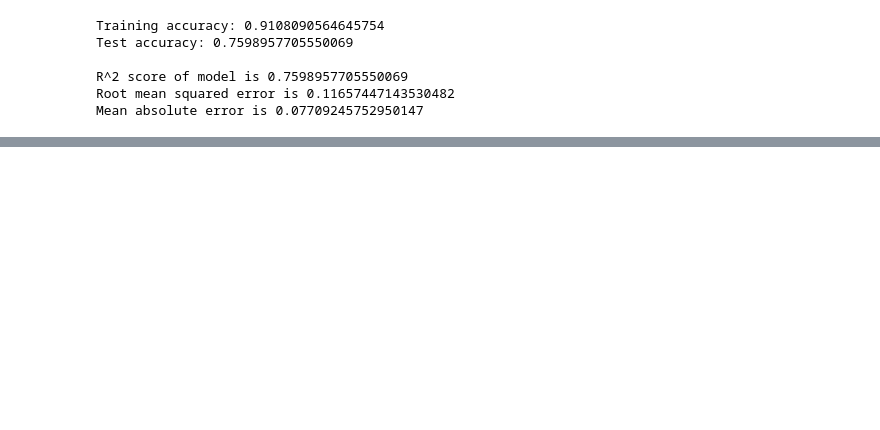
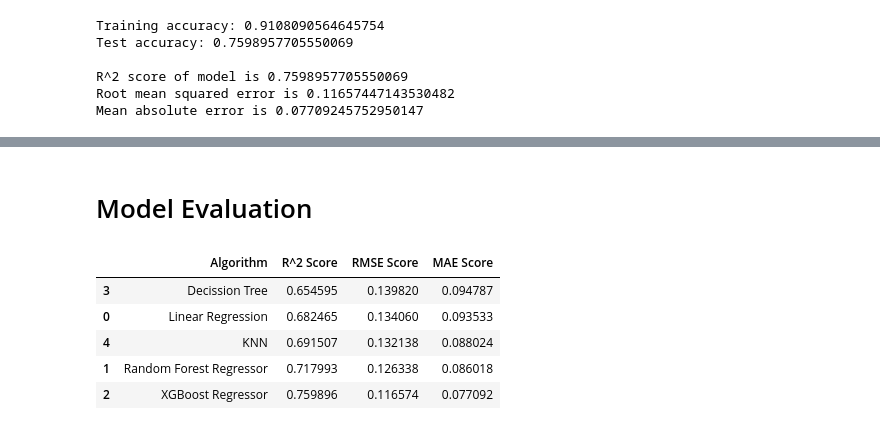
Before and after one commit to vishwathkamalanathan/ITCS-6100-Group-7, a Jupyter notebook: Jupyter-Notebooks/grp7_housing.ipynb, the cells around one changed output, grey strips where cells are left out. Cells and saved outputs as stored; diff of their text form; code cells hidden in the pictures; blank space fills up the shorter version.

```diff
--- a/Jupyter-Notebooks/grp7_housing.ipynb
+++ b/Jupyter-Notebooks/grp7_housing.ipynb
@@ -480,3 +487,22 @@ Test accuracy: 0.6915069886848337
 R^2 score of model is 0.6915069886848337
 Root mean squared error is 0.13213753923519705
 Mean absolute error is 0.0880237990867072
+# %% [markdown]
+# Model Evaluation
+# %%
+chart = pd.DataFrame({
+    'Algorithm': ['Linear Regression',
+             'Random Forest Regressor',  'XGBoost Regressor', 'Decission Tree', 'KNN'],
+    'R^2 Score': [ r2_Lin, r2_rf, r2_xg, r2_dt, r2_knn],
+    'RMSE Score' : [rms_Lin, rms_rf, rms_xg, rms_dt, rms_knn],
+    'MAE Score' : [mae_Lin, mae_rf, mae_xg, mae_dt, mae_knn]
+})
+
+chart.sort_values(by = ['R^2 Score', 'RMSE Score', 'MAE Score'], ascending = True)
+# %% [output]
+|  | Algorithm | R^2 Score | RMSE Score | MAE Score |
+| 3 | Decission Tree | 0.654595 | 0.139820 | 0.094787 |
+| 0 | Linear Regression | 0.682465 | 0.134060 | 0.093533 |
+| 4 | KNN | 0.691507 | 0.132138 | 0.088024 |
+| 1 | Random Forest Regressor | 0.717993 | 0.126338 | 0.086018 |
+| 2 | XGBoost Regressor | 0.759896 | 0.116574 | 0.077092 |
```
Also changed, not shown: parts of 23 cells of this notebook.
